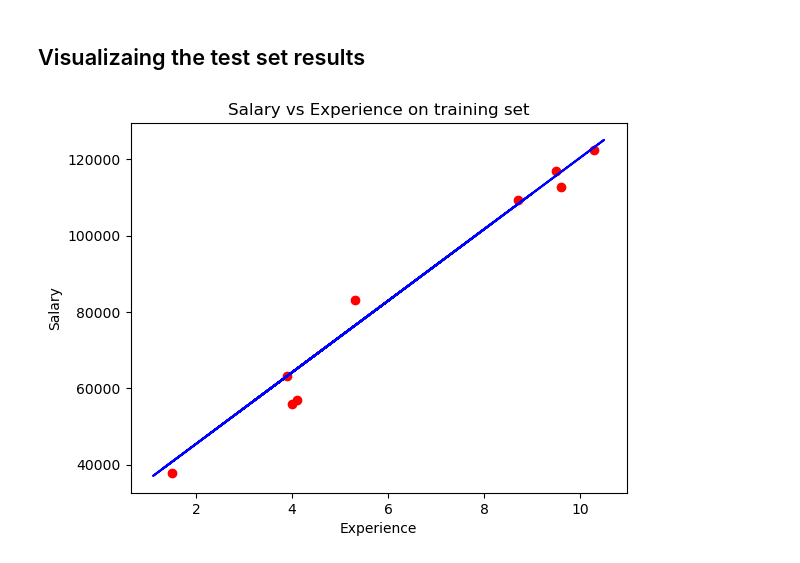
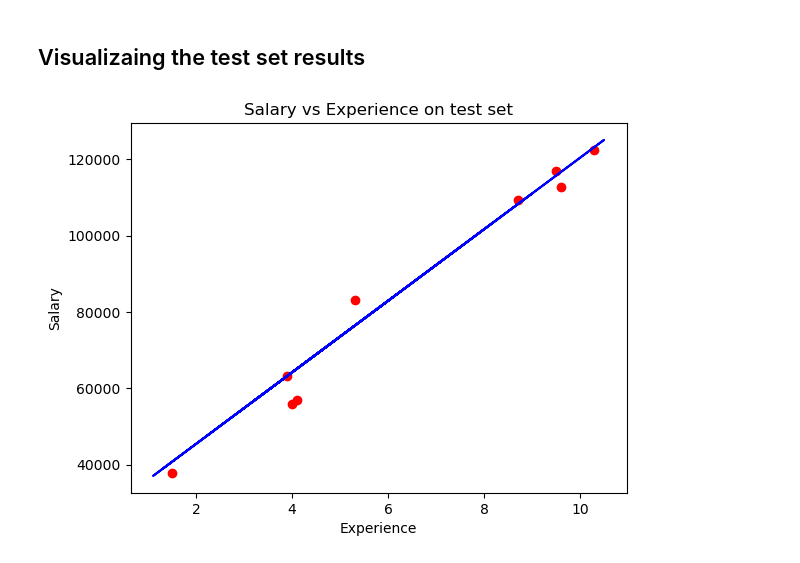
Before and after one commit to xaxm007/MLchemy, a Jupyter notebook: Regression/notebook/simple_linear_regression.ipynb, the cells around one changed output. Cells and saved outputs as stored; diff of their text form; code cells hidden in the pictures.

```diff
--- a/notebook/simple_linear_regression.ipynb
+++ b/Regression/notebook/simple_linear_regression.ipynb
@@ -45,9 +45,9 @@ plt.show()
 # %%
 plt.scatter(X_test, Y_test, color='red')
 plt.plot(X_train, regressor.predict(X_train), color='blue')
-plt.title('Salary vs Experience on training set')
+plt.title('Salary vs Experience on test set')
 plt.xlabel('Experience')
 plt.ylabel('Salary')
 plt.show()
 # %% [output]
-[figure, old version]
+[figure, new version]
```
Also changed, not shown: 18 other files.
